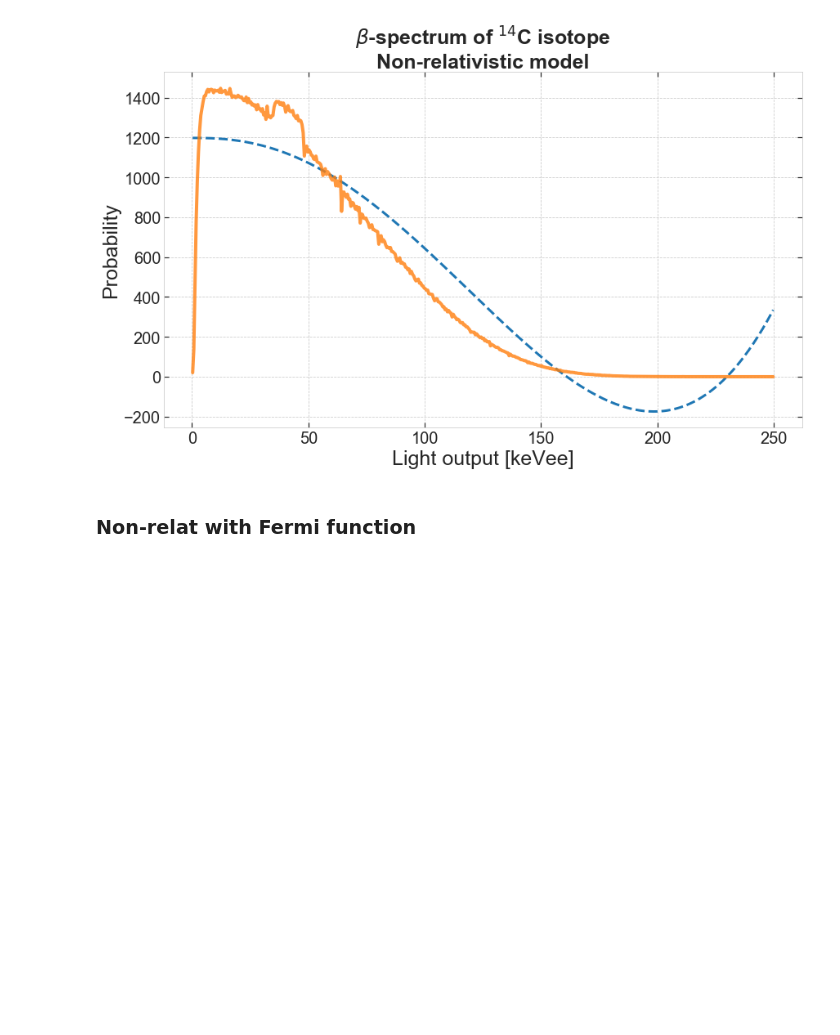
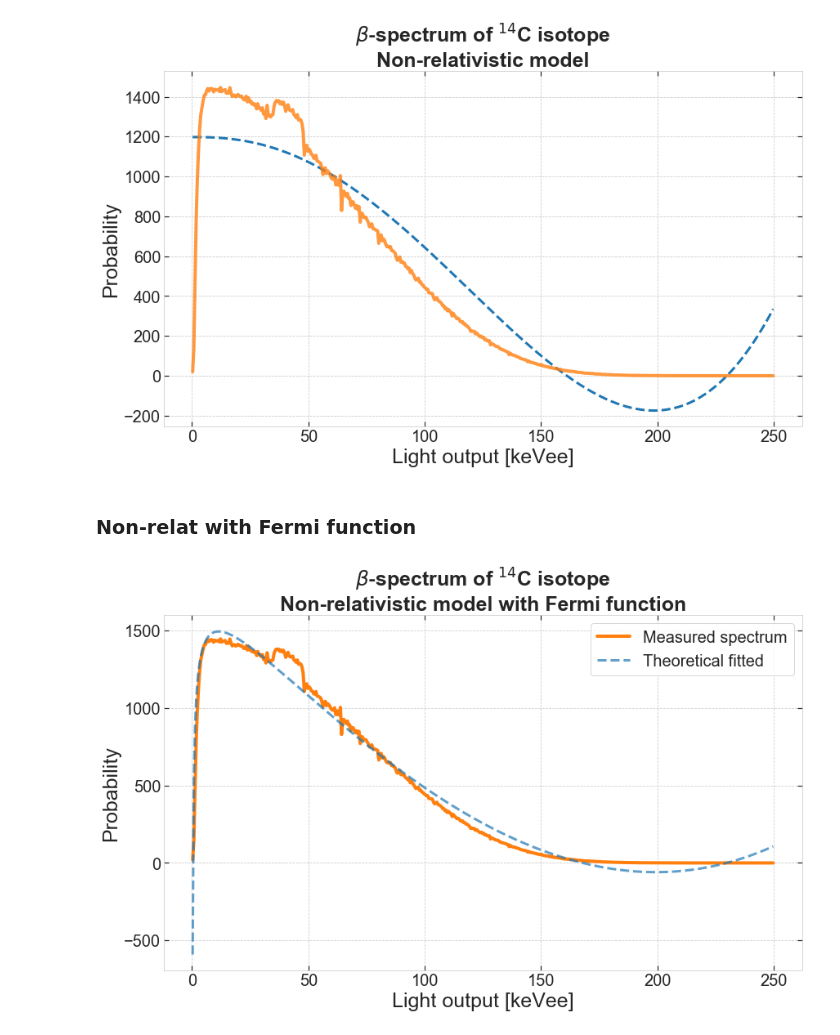
Before and after one commit to masterdesky/ELTE-applied-physics-2019, a Jupyter notebook: III. Liquid scintillation spectroscopy/notebooks/FSS.ipynb, the cells around one changed output. Saved outputs shown, nothing was run; the diff lists cells and outputs as text; code cells hidden in the pictures; blank space fills up the shorter version.

```diff
--- a/III. Liquid scintillation spectroscopy/notebooks/FSS.ipynb
+++ b/III. Liquid scintillation spectroscopy/notebooks/FSS.ipynb
@@ -425,3 +412,31 @@ def fit_non_relat_fermi(E, A, B, C, D, G, H, I):
 energies = data.index
 popt_nrel, pcov_nrel = curve_fit(fit_non_relat_fermi, energies, data['mean'])
 perr_nrel = np.sqrt(np.diag(pcov_nrel))
+# %%
+nrows = 1
+ncols = 1
+fig, axes = plt.subplots(nrows=nrows, ncols=ncols, figsize=(ncols*14,nrows*8))
+
+titlesize = 25
+axislabelsize = 25
+axisticksize = 20
+legendsize = 20
+
+axes.plot(data.index, data['mean'], label='Measured spectrum',
+          lw=4, color='tab:orange', alpha=1.0)
+axes.plot(energies, fit_non_relat_fermi(energies, *popt_nrel), label='Theoretical fitted',
+          lw=3, color='tab:blue', ls='--', alpha=0.7)
+
+axes.set_title('$\\beta$-spectrum of $^{14}$C isotope\nNon-relativistic model with Fermi function', fontsize=titlesize, fontweight='bold')
+axes.set_xlabel('Light output [keVee]', fontsize=axislabelsize)
+axes.set_ylabel('Probability', fontsize=axislabelsize)
+axes.tick_params(axis='both', which='major', labelsize=axisticksize)
+
+plt.legend(fontsize=legendsize)
+plt.savefig(figsave_dir + 'non_relat_fermi_fit.' + figsave_format,
+            format=figsave_format,
+            dpi=figsave_dpi,
+            bbox_inches='tight')
+plt.show()
+# %% [output]
+[figure, added]
```
Also changed, not shown: parts of 12 cells of this notebook, 10 other files.
